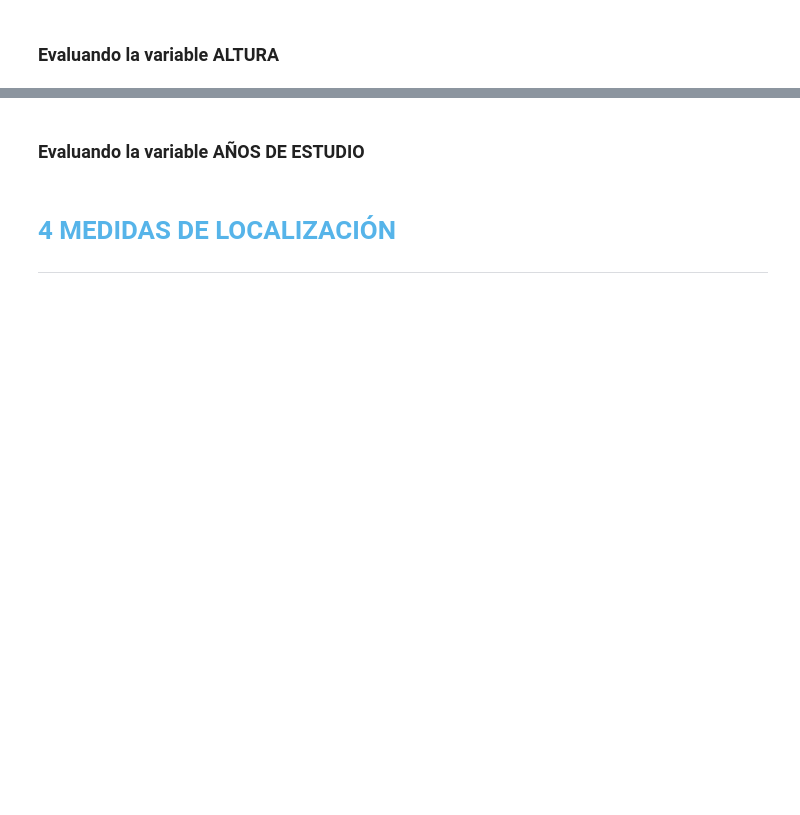
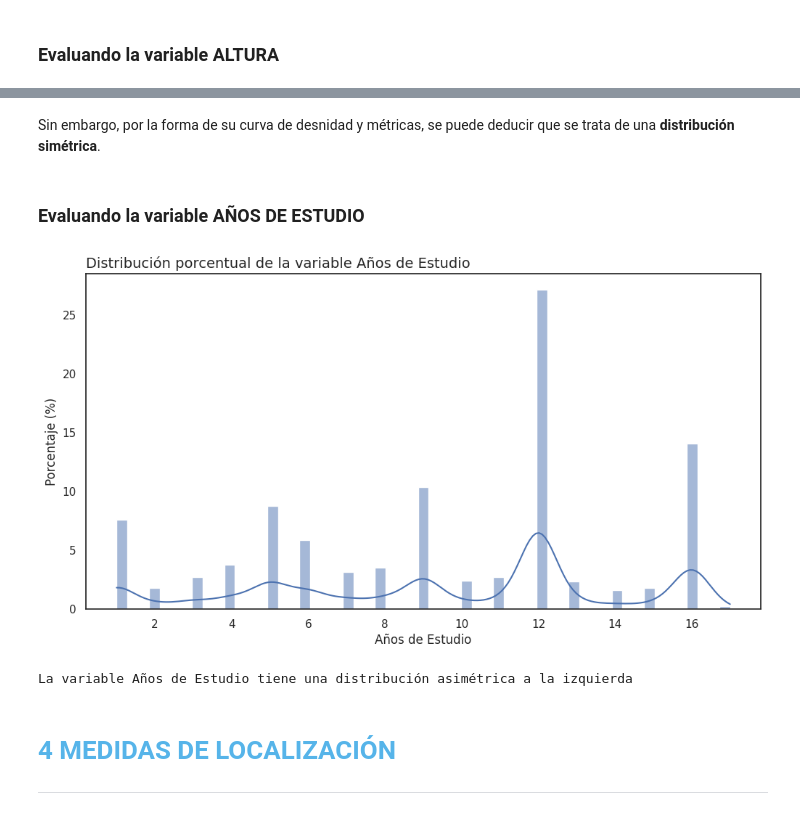
Before and after one commit to JLuceroVasquez/estadistica-con-python-frecuencia-y-medidas, a Jupyter notebook: Curso_de_Estadística_con_Python_1.ipynb, the cells around one changed output, grey strips where cells are left out. Cells and saved outputs as stored; diff of their text form; code cells hidden in the pictures; blank space fills up the shorter version.

```diff
--- a/Curso_de_Estadística_con_Python_1.ipynb
+++ b/Curso_de_Estadística_con_Python_1.ipynb
@@ -585,5 +787,28 @@ La moda se puede definir como el valor más frecuente de un conjunto de datos. L
+# %% [markdown]
+Sin embargo, por la forma de su curva de desnidad y métricas, se puede deducir que se trata de una **distribución simétrica**.
 # %% [markdown]
 ### Evaluando la variable AÑOS DE ESTUDIO
+# %%
+#Se crea el lienzo y eje asignando ambos a variables.
+fig, ax = plt.subplots(figsize=(12,6))
+
+#Se crea el gráfico Seaborn sobre el eje de Matplotlib.
+ax = sns.histplot(data=datos,
+                  x="Años de Estudio",
+                  stat="percent",
+                  kde=True)
+#Se personaliza el tamaño y ubicación de los textos con Maplotlib.
+ax.set_title('Distribución porcentual de la variable Años de Estudio', loc='left', fontsize=14)
+ax.set_xlabel('Años de Estudio', fontsize=12)
+ax.set_ylabel('Porcentaje (%)')
+
+plt.show()
+# %% [output]
+[figure, added]
+# %%
+distribucion(datos, 'Años de Estudio')
+# %% [output]
+La variable Años de Estudio tiene una distribución asimétrica a la izquierda
 # %% [markdown]
 # <font color=#56B4E9>4 MEDIDAS DE LOCALIZACIÓN</font>
 ***
```
Also changed, not shown: parts of 24 cells of this notebook.
